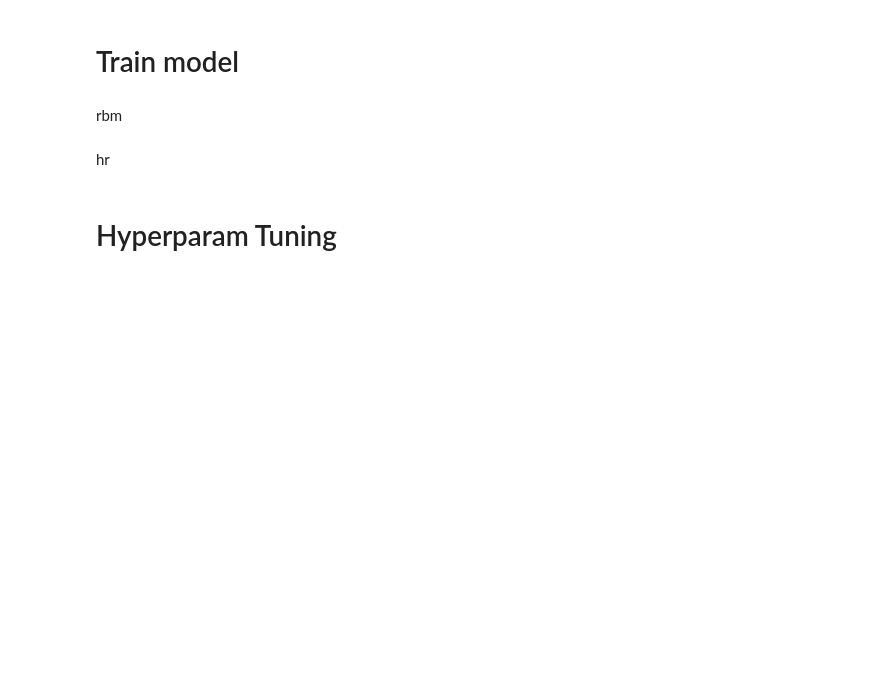
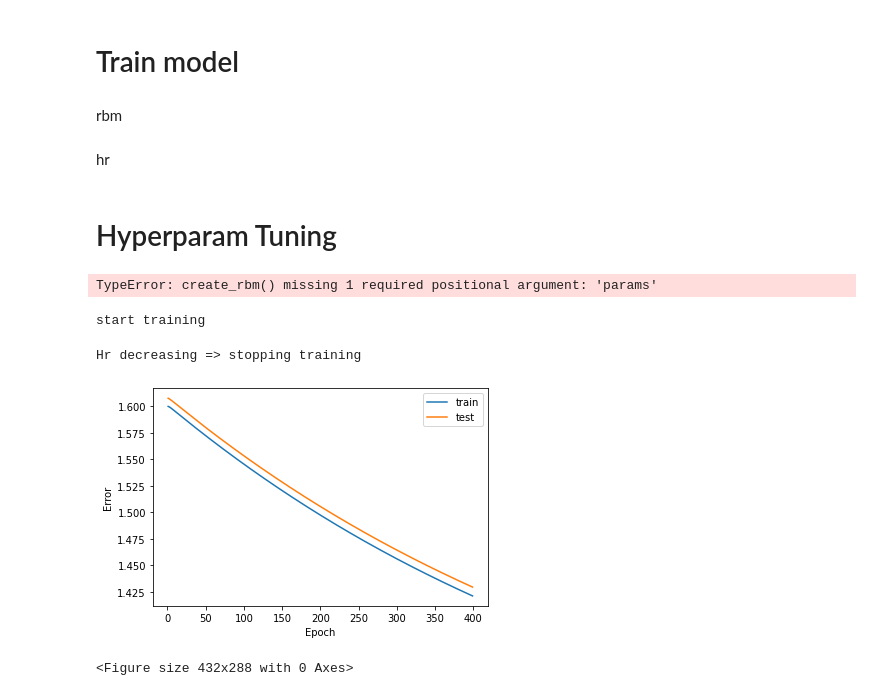
Before and after one commit to jdepreter/ai-project, a Jupyter notebook: ANN_notebook_inventory_rating.ipynb, the cells around one changed output. Drawn from its saved outputs; the diff is of its cells as text; code cells hidden in the pictures; blank space fills up the shorter version.

```diff
--- a/ANN_notebook_inventory_rating.ipynb
+++ b/ANN_notebook_inventory_rating.ipynb
@@ -14,8 +14,6 @@ import gc
 gc.collect()
 torch.cuda.empty_cache()
 # %%
-# https://github.com/khanhnamle1994/MetaRec/blob/b5e36cb579a88b32cdfb728f35f645d76b24ad95/Boltzmann-Machines-Experiments/RBM-CF-PyTorch/rbm.py#L23
-# Create the Restricted Boltzmann Machine architecture
 class network(nn.Module):
     def __init__(self, input_size, output_size, dropout, l1, l2, l3, activation=F.relu):
         super().__init__()
@@ -24,6 +22,7 @@ class network(nn.Module):
         self.activation = activation
 
         self.dropout = nn.Dropout(dropout)
+        self.dropout2 = nn.Dropout(dropout / 2)
         if torch.cuda.is_available():
             self.device = device("cuda")
 
@@ -39,7 +38,6 @@ class network(nn.Module):
         x = self.activation(self.lin1(x))
         x = self.activation(self.lin2(x))
         x = self.activation(self.lin3(x))
-
         x = self.dropout(x)
         output = self.fc(x)
         return output
@@ -141,7 +215,8 @@ def get_sparse_matrix(df):
         # recommended = row['recommended']
         user_ids.extend([user] * len(items))
         item_ids.extend(items)
-        values.extend([score_playtime(score[i]) for i in range(len(items))])
+        # values.extend([to_simple_rating(score[i]) for i in range(len(items))])
+        values.extend([to_simple_rating(score[i]) for i in range(len(items))])
     # create csr matrix
     # values = np.ones(len(user_ids))
     matrix = sparse.csr_matrix((values, (user_ids, item_ids)), shape=shape, dtype=np.int32)
@@ -366,9 +449,9 @@ hr
 train_matrix = get_sparse_matrix(train0)
 test_matrix = get_sparse_matrix(test0)
 # %%
-l1s = np.arange(4, 32, 4)
-l2s = np.arange(8, 65, 8)
-l3s = np.arange(16, 129, 16)
+l1s = np.arange(16, 33, 16)
+l2s = np.arange(24, 65, 8)
+l3s = np.arange(24, 129, 16)
 # l1s = [48]
 # l2s = [32, 48]
 # dropouts = [0.1, 0.2, 0.3]
@@ -386,3 +469,21 @@ for l1 in l1s:
                 torch.save(model.state_dict(), f"./ann-rating-{l1}-{l2}-{l3}-{dropout}-steam{epochs}-train0")
                 with open(f"metrics-rating-{l1}-{l2}-{l3}-{dropout}.json", "w") as f:
                     f.write(json.dumps(metrics))
+# %% [output]
+TypeError: create_rbm() missing 1 required positional argument: 'params'
+# %%
+from datetime import datetime
+nowstring = datetime.now().strftime('%H-%M-%S')
+dropout, l1, l2, l3, activation, lr = 0.2, 128, 64, 16, F.relu, 0.01
+epochs = 800
+user_df = train0[["total_playtime", "total_playtime_2weeks", "total_items"]]
+model, metrics = create_rbm(user_df, train_matrix, test_matrix, 10000, epochs, (dropout, l1, l2, l3, activation), hrmod=50, lr=lr, stop=True)
+
+torch.save(model.state_dict(), f"./ann-totals-1-{l1}-{l2}-{l3}-{dropout}-steam{epochs}-train0-{nowstring}")
+with open(f"metrics-{activation.__name__}-totals-1-{epochs}-{l1}-{l2}-{l3}-{dropout}-lr{lr}-{nowstring}.json", "w") as f:
+    f.write(json.dumps(metrics))
+# %% [output]
+start training
+Hr decreasing => stopping training
+[figure, added]
+<Figure size 432x288 with 0 Axes>
```
Also changed, not shown: parts of 23 cells of this notebook, 8 other files.
